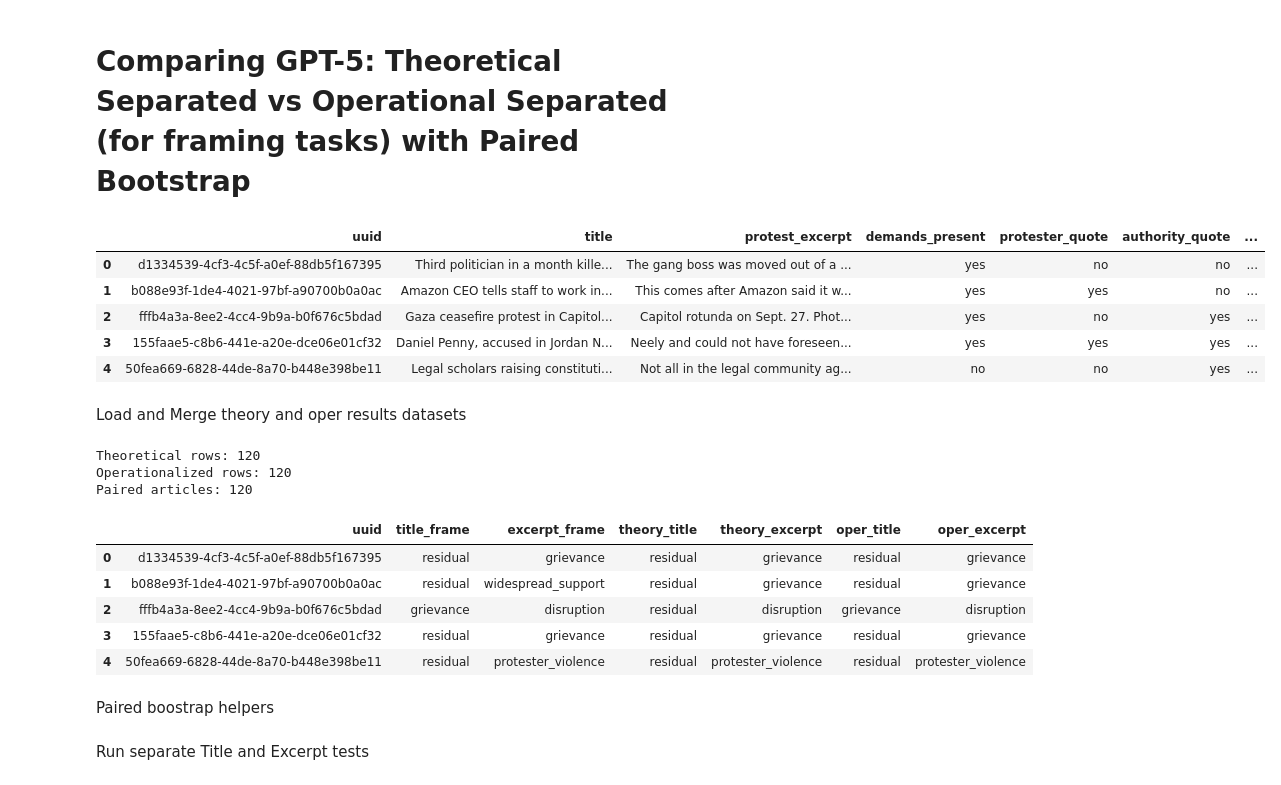
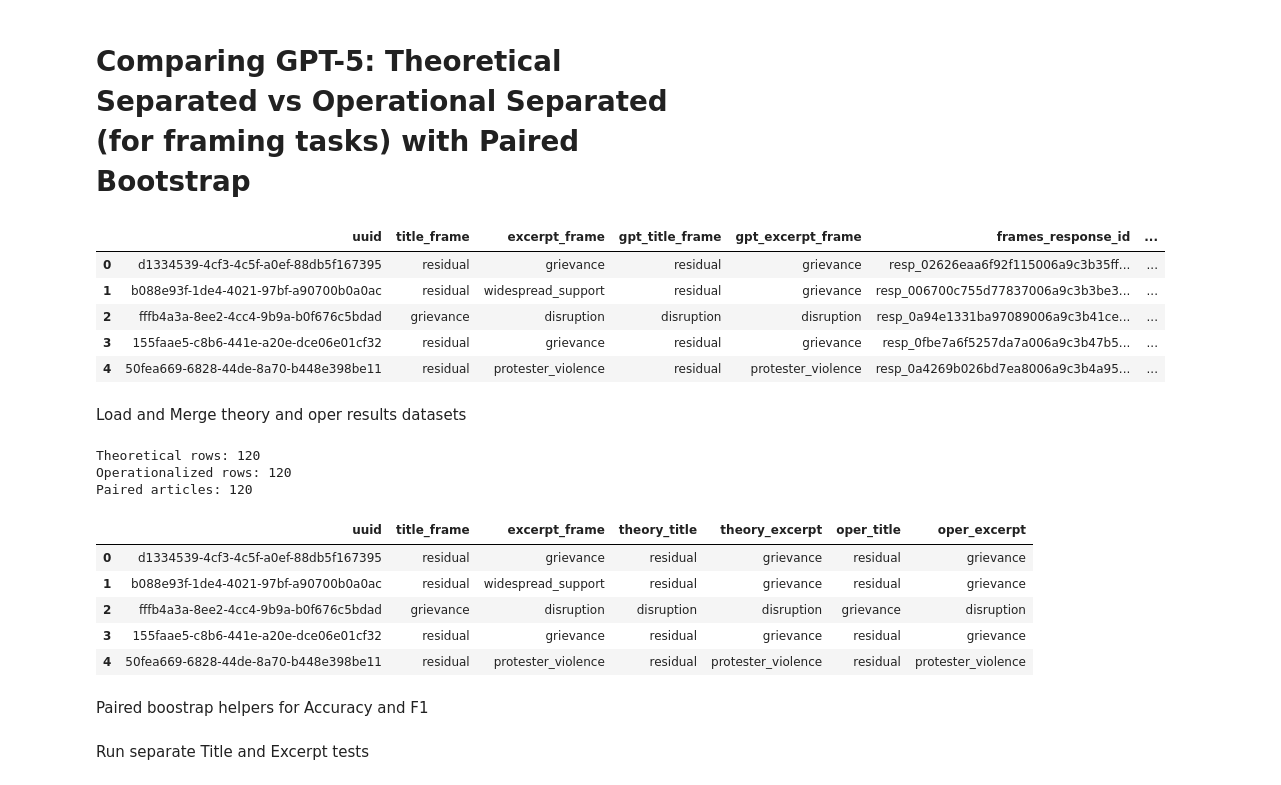
Before and after one commit to jjzhao12/protests_chai, a Jupyter notebook: frames/comparison.ipynb, the cells around one changed output. Cells and saved outputs as stored; diff of their text form; code cells hidden in the pictures.

Commit message:
updated theoretical prompt after looking at errors

```diff
--- a/frames/comparison.ipynb
+++ b/frames/comparison.ipynb
@@ -93,15 +93,15 @@ show_results("GPT-5 Mini — Operationalized Binary Only", o_binary_5mini)
 # %% [markdown]
 # Comparing GPT-5: Theoretical Separated vs Operational Separated (for framing tasks) with Paired Bootstrap
 # %%
-df = pd.read_excel("gpt5-mini_scores/operationalized_binary_joint_gpt-5-mini.xlsx")
+df = pd.read_excel("gpt5_scores/only_frames_v2.xlsx")
 df.head()
 # %% [output]
-|  | uuid | title | protest_excerpt | demands_present | protester_quote | authority_quote | ... |
-| 0 | d1334539-4cf3-4c5f-a0ef-88db5f167395 | Third politician in a month kille... | The gang boss was moved out of a ... | yes | no | no | ... |
-| 1 | b088e93f-1de4-4021-97bf-a90700b0a0ac | Amazon CEO tells staff to work in... | This comes after Amazon said it w... | yes | yes | no | ... |
-| 2 | fffb4a3a-8ee2-4cc4-9b9a-b0f676c5bdad | Gaza ceasefire protest in Capitol... | Capitol rotunda on Sept. 27. Phot... | yes | no | yes | ... |
-| 3 | 155faae5-c8b6-441e-a20e-dce06e01cf32 | Daniel Penny, accused in Jordan N... | Neely and could not have foreseen... | yes | yes | yes | ... |
-| 4 | 50fea669-6828-44de-8a70-b448e398be11 | Legal scholars raising constituti... | Not all in the legal community ag... | no | no | yes | ... |
+|  | uuid | title_frame | excerpt_frame | gpt_title_frame | gpt_excerpt_frame | frames_response_id | ... |
+| 0 | d1334539-4cf3-4c5f-a0ef-88db5f167395 | residual | grievance | residual | grievance | resp_02626eaa6f92f115006a9c3b35ff... | ... |
+| 1 | b088e93f-1de4-4021-97bf-a90700b0a0ac | residual | widespread_support | residual | grievance | resp_006700c755d77837006a9c3b3be3... | ... |
+| 2 | fffb4a3a-8ee2-4cc4-9b9a-b0f676c5bdad | grievance | disruption | disruption | disruption | resp_0a94e1331ba97089006a9c3b41ce... | ... |
+| 3 | 155faae5-c8b6-441e-a20e-dce06e01cf32 | residual | grievance | residual | grievance | resp_0fbe7a6f5257da7a006a9c3b47b5... | ... |
+| 4 | 50fea669-6828-44de-8a70-b448e398be11 | residual | protester_violence | residual | protester_violence | resp_0a4269b026bd7ea8006a9c3b4a95... | ... |
 # %% [markdown]
 Load and Merge theory and oper results datasets
 # %%
@@ -113,7 +113,7 @@ import numpy as np
 # --------------------------------------------------
 
 theory = pd.read_excel(
-    "gpt5_scores/merged_theoretical_separated_gpt-5_medium.xlsx"
+    "gpt5_scores/only_frames_v2.xlsx"
 )
 
 oper = pd.read_excel(
@@ -180,11 +180,11 @@ Paired articles: 120
 |  | uuid | title_frame | excerpt_frame | theory_title | theory_excerpt | oper_title | oper_excerpt |
 | 0 | d1334539-4cf3-4c5f-a0ef-88db5f167395 | residual | grievance | residual | grievance | residual | grievance |
 | 1 | b088e93f-1de4-4021-97bf-a90700b0a0ac | residual | widespread_support | residual | grievance | residual | grievance |
-| 2 | fffb4a3a-8ee2-4cc4-9b9a-b0f676c5bdad | grievance | disruption | residual | disruption | grievance | disruption |
+| 2 | fffb4a3a-8ee2-4cc4-9b9a-b0f676c5bdad | grievance | disruption | disruption | disruption | grievance | disruption |
 | 3 | 155faae5-c8b6-441e-a20e-dce06e01cf32 | residual | grievance | residual | grievance | residual | grievance |
 | 4 | 50fea669-6828-44de-8a70-b448e398be11 | residual | protester_violence | residual | protester_violence | residual | protester_violence |
 # %% [markdown]
-Paired boostrap helpers
+Paired boostrap helpers for Accuracy and F1
 # %%
 def paired_bootstrap_accuracy(
     df,
```
Also changed, not shown: parts of 14 cells of this notebook, 9 other files.
